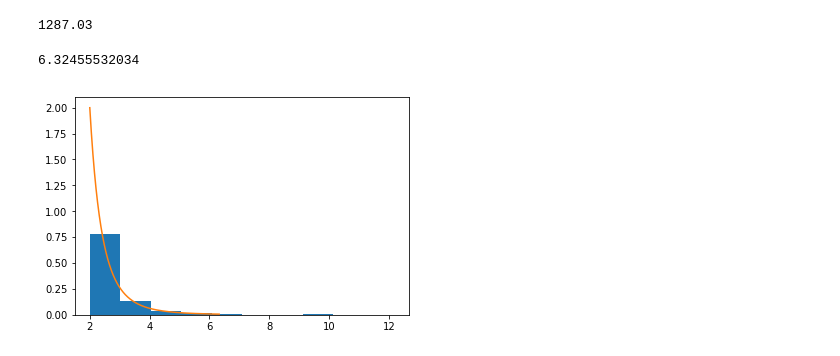
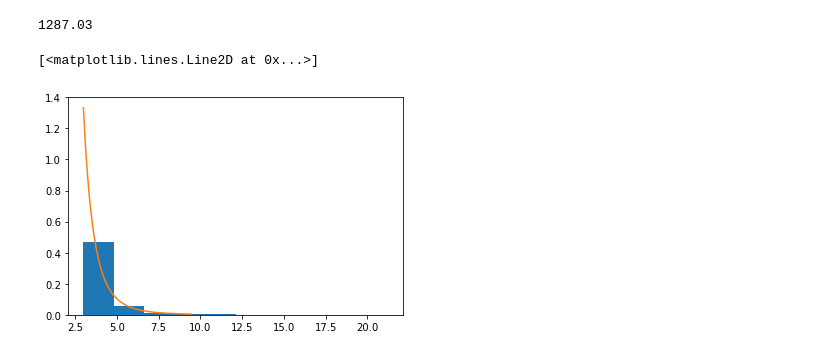
Before and after one commit to roman-urum/math-and-python, a Jupyter notebook: w4.ipynb, the cells around one changed output. Saved outputs shown, nothing was run; the diff lists cells and outputs as text; code cells hidden in the pictures.

```diff
--- a/w4.ipynb
+++ b/w4.ipynb
@@ -59,16 +59,14 @@ mu+3.*29.78
 # %%
 from scipy.stats import pareto
 
-x0=2
+x0=3
 k=4
 
 pareto_rv=pareto(k, loc=0, scale=x0)
 sample=np.linspace(pareto_rv.ppf(0.00), pareto_rv.ppf(0.99), 1000)
-
-plt.hist(pareto_rv.rvs(1000), normed=True)
+pareto_rvs=pareto_rv.rvs(1000)
+plt.hist(pareto_rvs, normed=True)
 plt.plot(sample, pareto_rv.pdf(sample))
-
-print pareto_rv.ppf(0.99)
 # %% [output]
-6.32455532034
+[<matplotlib.lines.Line2D at 0x...>]
-[figure, old version]
+[figure, new version]
```
Also changed, not shown: parts of 1 cell of this notebook.
